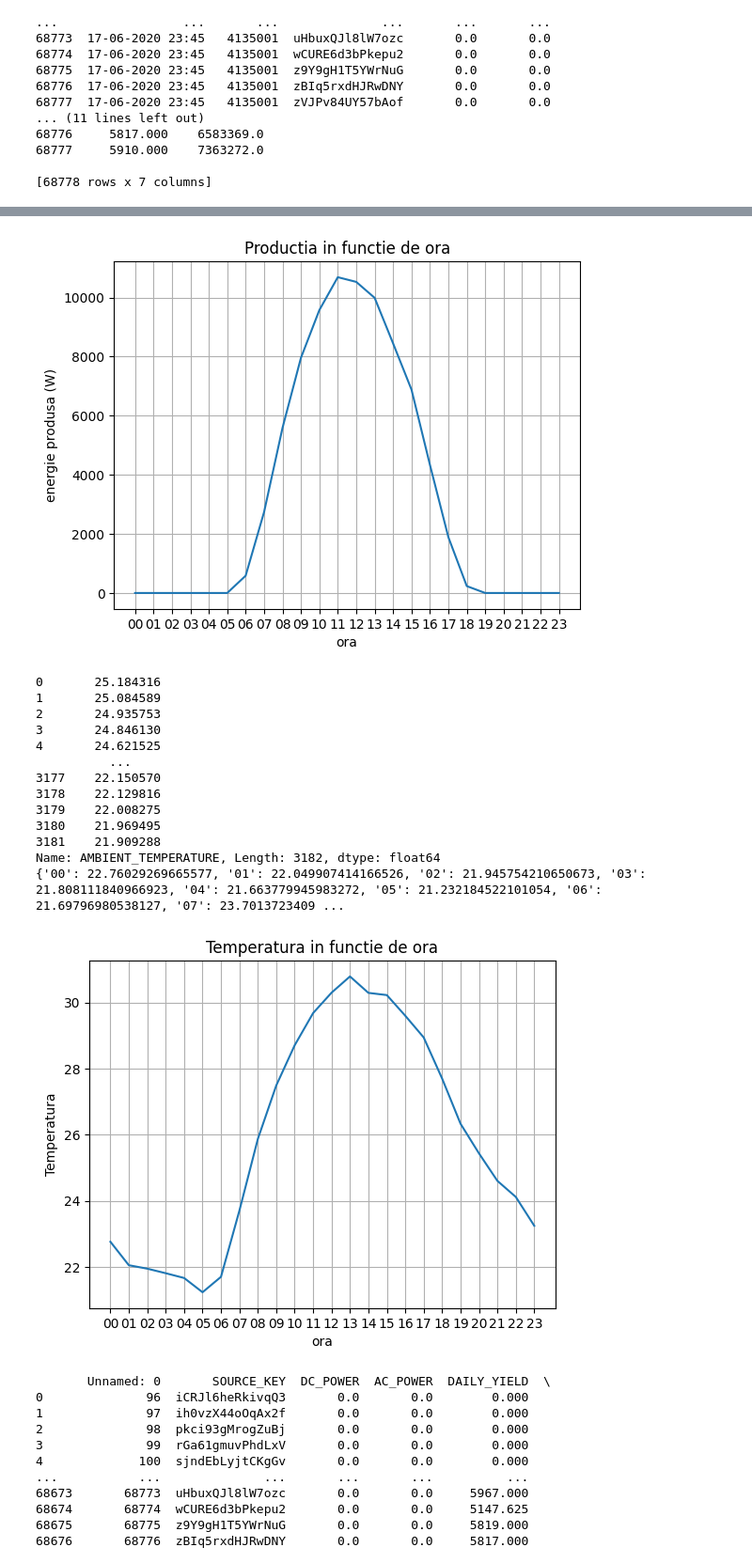
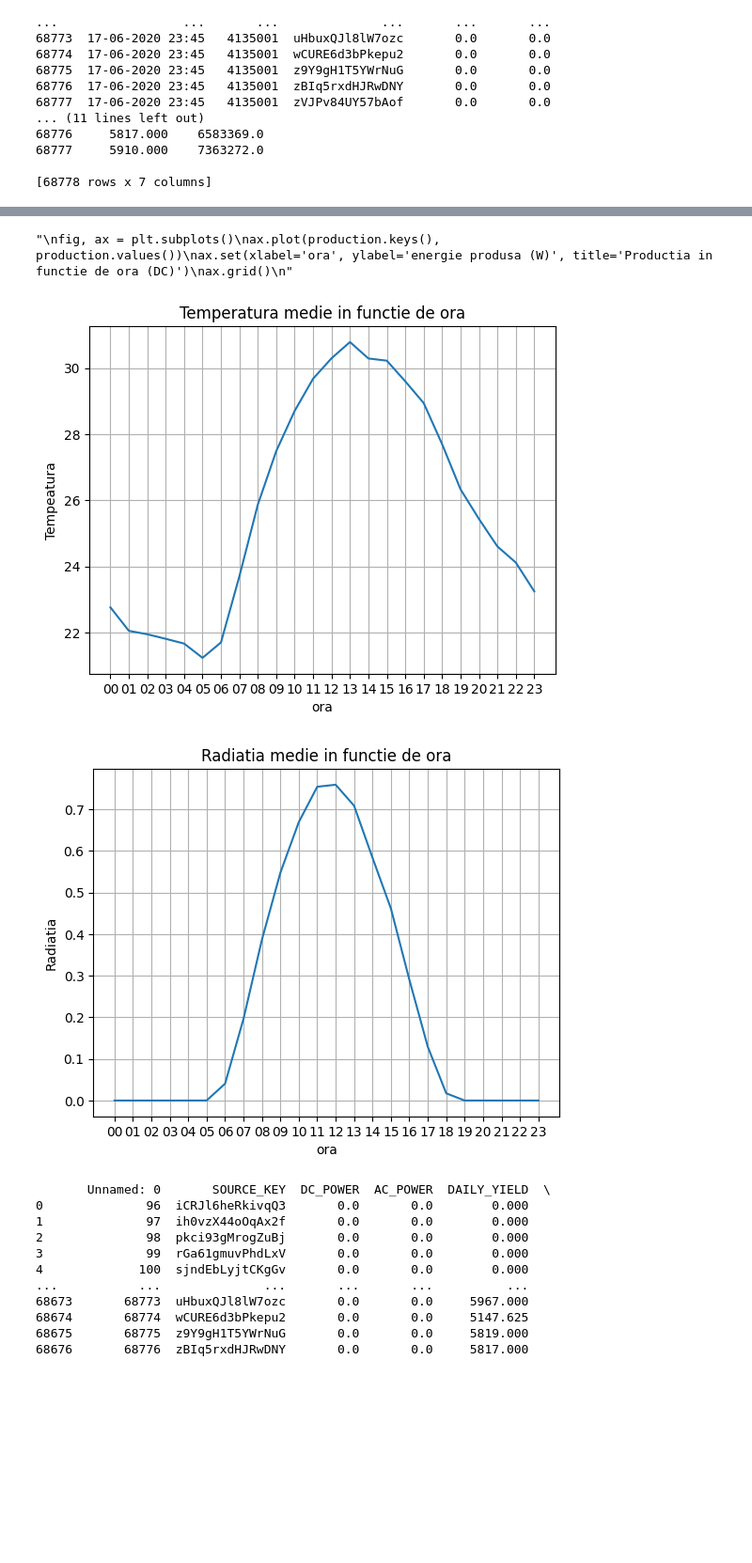
Before and after one commit to CiprianRegus/solar, a Jupyter notebook: Untitled.ipynb, the cells around one changed output, grey strips where cells are left out. Shown at 94% size. Drawn from its saved outputs; the diff is of its cells as text; code cells hidden in the pictures; blank space fills up the shorter version.

```diff
--- a/Untitled.ipynb
+++ b/Untitled.ipynb
@@ -60,8 +61,8 @@ True
 # %%
-plant1Data = pd.read_csv("/home/xvr/Documents/licenta/Load forecasting/india/Plant_1_Generation_Data.csv")
-plant1Weather = pd.read_csv(r"/home/xvr/Documents/licenta/Load forecasting/india/Plant_1_Weather_Sensor_Data.csv")
-plant2Data = pd.read_csv(r"/home/xvr/Documents/licenta/Load forecasting/india/Plant_2_Generation_Data.csv")
-plant2Weather = pd.read_csv(r"/home/xvr/Documents/licenta/Load forecasting/india/Plant_2_Weather_Sensor_Data.csv")
+plant1Data = pd.read_csv("dataset/Plant_1_Generation_Data.csv")
+plant1Weather = pd.read_csv("dataset/Plant_1_Weather_Sensor_Data.csv")
+plant2Data = pd.read_csv("dataset/Plant_2_Generation_Data.csv")
+plant2Weather = pd.read_csv("dataset/Plant_2_Weather_Sensor_Data.csv")
 print(plant1Data)
 # %% [output]
               DATE_TIME  PLANT_ID       SOURCE_KEY  DC_POWER  AC_POWER  \
@@ -86,7 +87,8 @@ np.random.seed(19680801)
 plt.rcdefaults()
 
 daytime_dc_power = plant1Data[plant1Data.DATE_TIME == '15-05-2020 00:00']
-dc_power = plant1Data[['DATE_TIME', 'DC_POWER']]
-#plt.hist(dc_power, histtype='step')
+energy_production = plant1Data[['DATE_TIME', 'DC_POWER', 'AC_POWER']]
+#for e in energy_production.iterrows():
+#    print(e[1])
 # %%
 # Production by hour
@@ -108,49 +112,47 @@ print(production)
 # %%
+"""
 fig, ax = plt.subplots()
 ax.plot(production.keys(), production.values())
-ax.set(xlabel='ora', ylabel='energie produsa (W)', title='Productia in functie de ora')
+ax.set(xlabel='ora', ylabel='energie produsa (W)', title='Productia in functie de ora (DC)')
 ax.grid()
+"""
 # %% [output]
-[figure, removed]
+"\nfig, ax = plt.subplots()\nax.plot(production.keys(), production.values())\nax.set(xlabel='ora', ylabel='energie produsa (W)', title='Productia in functie de ora (DC)')\nax.grid()\n"
 # %%
 # Solar irradiation throughout the day
 
-weather1 = plant1Weather[['DATE_TIME', 'AMBIENT_TEMPERATURE']]
-print(weather1['AMBIENT_TEMPERATURE'])
-same_hour = 0
+
+weather1 = plant1Weather[['DATE_TIME', 'AMBIENT_TEMPERATURE', 'IRRADIATION']]
+n_days = 0
 temps1 = {}
+irradiation1 = {}
 
-for record in zip(weather1['DATE_TIME'], weather1['AMBIENT_TEMPERATURE']):
-    hour = time.get_hour(record[0])
+for e in zip(weather1['DATE_TIME'], weather1['AMBIENT_TEMPERATURE'], weather1['IRRADIATION']):
+    hour = time.get_hour(e[0])
     if hour == "00":
-        same_hour += 1
+        n_days += 1
     if hour not in temps1.keys():
-        temps1[hour] = record[1]
+        temps1[hour] = e[1]
+        irradiation1[hour] = e[2]
     else:
-        temps1[hour] += record[1]
+        temps1[hour] += e[1]
+        irradiation1[hour] += e[2]
+
 for key in temps1.keys():
-    temps1[key] /= same_hour
-    pass
-print(temps1)
+    temps1[key] /= n_days
+    irradiation1[key] /= n_days
 fig, ax = plt.subplots()
 ax.plot(temps1.keys(), temps1.values())
-ax.set(xlabel='ora', ylabel='Temperatura', title='Temperatura in functie de ora')
+ax.set(xlabel='ora', ylabel='Tempeatura', title='Temperatura medie in functie de ora')
 ax.grid()
+
+fig, ax = plt.subplots()
+ax.plot(irradiation1.keys(), irradiation1.values())
+ax.set(xlabel='ora', ylabel='Radiatia', title='Radiatia medie in functie de ora')
+ax.grid()
 # %% [output]
-0       25.184316
-1       25.084589
-2       24.935753
-3       24.846130
-4       24.621525
-          ...
-3177    22.150570
-3178    22.129816
-3179    22.008275
-3180    21.969495
-3181    21.909288
-Name: AMBIENT_TEMPERATURE, Length: 3182, dtype: float64
-{'00': 22.76029269665577, '01': 22.049907414166526, '02': 21.945754210650673, '03': 21.808111840966923, '04': 21.663779945983272, '05': 21.232184522101054, '06': 21.69796980538127, '07': 23.7013723409 ...
-[figure, old version]
+[figure, new version]
+[figure, added]
 # %%
 # In case data was not processed (date_time split, and merging production and weather data)
 """
```
Also changed, not shown: parts of 14 cells of this notebook, 11 other files.
